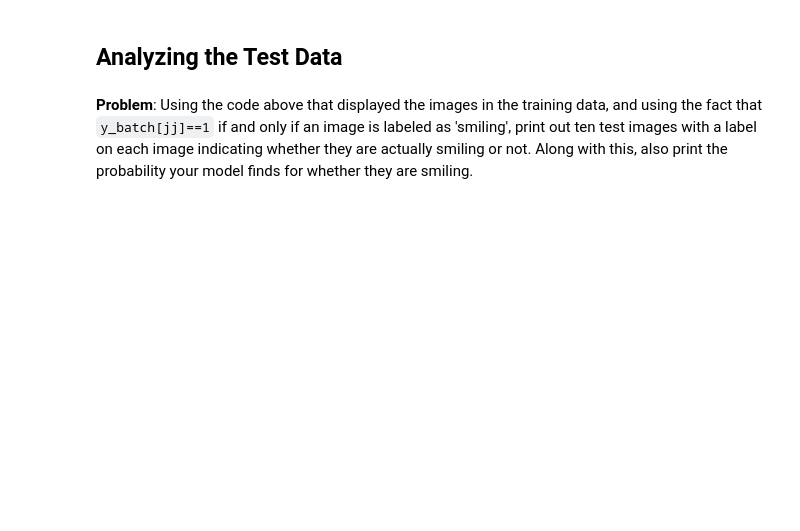
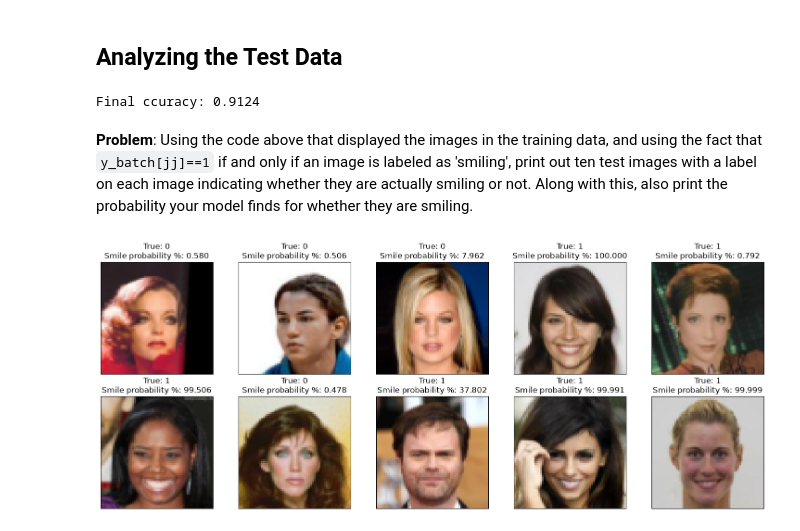
Before and after one commit to aadib2/Math_540_Fall_2026, a Jupyter notebook: Homework/Homework_Ten.ipynb, the cells around one changed output. Drawn from its saved outputs; the diff is of its cells as text; code cells hidden in the pictures; blank space fills up the shorter version.

```diff
--- a/Homework/Homework_Ten.ipynb
+++ b/Homework/Homework_Ten.ipynb
@@ -261,8 +309,33 @@ with torch.no_grad(): # don't optimize at this point, i.e. keep all weights fixe
         accuracy_history_test += is_correct.sum()
     accuracy_history_test /= len(test_dl.dataset)
 
-    print(f"Final ccuracy: {accuracy_history_test:.4f} ")
+    print(f"Final accuracy: {accuracy_history_test:.4f} ")
 
 pred = model(x_batch)[:, 0] * 100. # these are the computed probabilities of whether a test image is smiling or not
+# %% [output]
+Final ccuracy: 0.9124
 # %% [markdown]
 **Problem**: Using the code above that displayed the images in the training data, and using the fact that `y_batch[jj]==1` if and only if an image is labeled as 'smiling', print out ten test images with a label on each image indicating whether they are actually smiling or not.  Along with this, also print the probability your model finds for whether they are smiling.
+# %%
+img_batch, label_batch = x_batch, y_batch # pull the last batch from above
+
+# loop through the first 10 images, print out their labels and model probabilities
+fig, axs = plt.subplots(2, 5, figsize=(15, 6))
+
+for jj, ax in enumerate(axs.flat):
+    img = img_batch[jj].cpu().permute(1, 2, 0)
+    true_label = label_batch[jj].item()
+    probability = pred[jj].item()
+
+    ax.imshow(img)
+    ax.set_title(
+        f"True: {int(true_label)}\n"
+        f"Smile probability %: {probability:.3f}"
+    )
+    ax.set_xticks([])
+    ax.set_yticks([])
+
+plt.tight_layout()
+plt.show()
+# %% [output]
+[figure, added]
```
Also changed, not shown: parts of 10 cells of this notebook.
